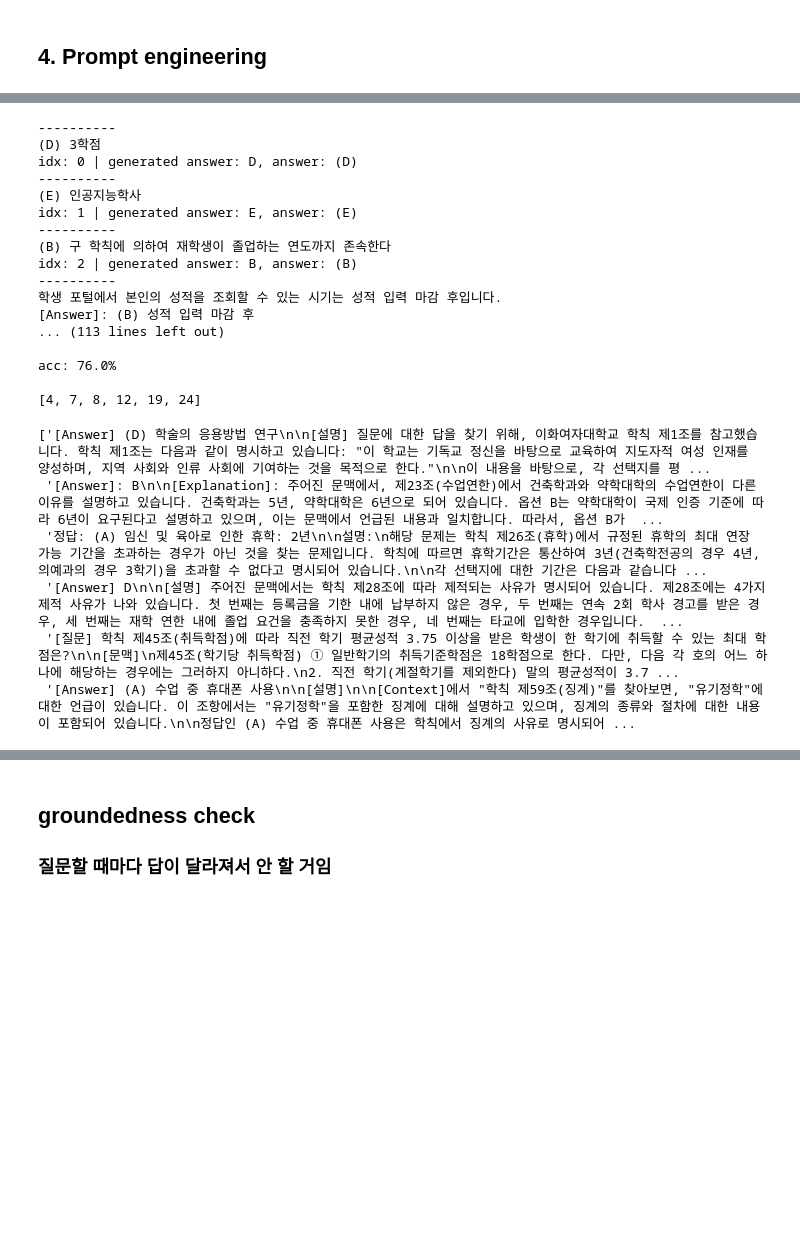
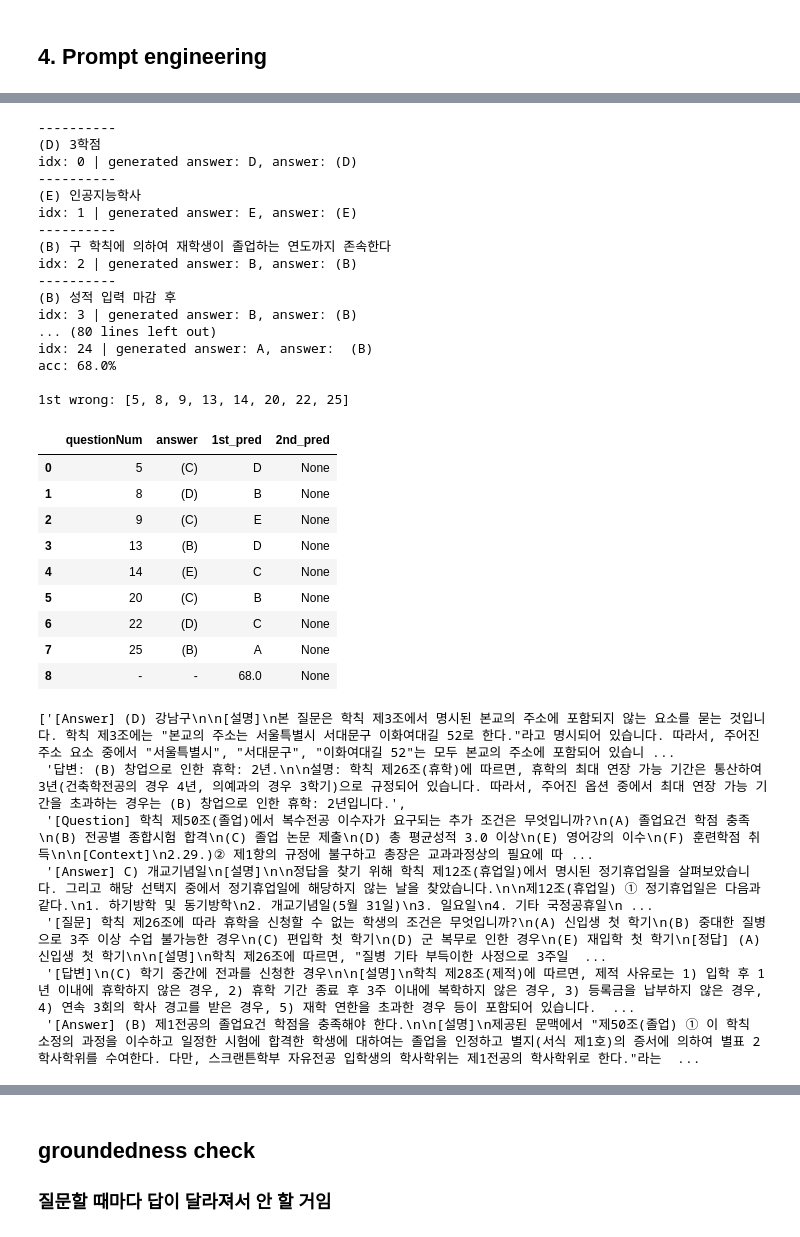
Before and after one commit to intheMeantime/NLP_projectRAG, a Jupyter notebook: ewha/RAG_ewha_01.ipynb, the cells around one changed output, grey strips where cells are left out. Drawn from its saved outputs; the diff is of its cells as text; code cells hidden in the pictures; blank space fills up the shorter version.

```diff
--- a/ewha/RAG_ewha_01.ipynb
+++ b/ewha/RAG_ewha_01.ipynb
@@ -166,5 +166,8 @@ nowtest
 # %% [markdown]
 ## 4. Prompt engineering
+# %%
+del [[wrongdf]]
+wrongdf = pd.DataFrame(columns=['questionNum', 'answer', '1st_pred', '2nd_pred'])
 # %%
 ############# first PREDICTION ##########
 
@@ -274,19 +261,21 @@ for idx, (answer, response) in enumerate(zip(answers, nowtest['predict'])):
         print("extraction fail")
 
     if generated_answer == None:
-        wrong.append(idx)
+        wrong.append(idx+1)
+        wrongdf.loc[len(wrongdf)] = {"questionNum":idx+1, "answer" : answer, "1st_pred":generated_answer, "2nd_pred":"-"}
         continue
 
     if generated_answer in answer:
         cnt += 1
     else :
-        wrong.append(idx)
+        wrong.append(idx+1)
+        wrongdf.loc[len(wrongdf)] = {"questionNum":idx+1, "answer" : answer, "1st_pred":generated_answer, "2nd_pred":None}
 
-
+acc = cnt/len(answers)*100
+print(f"acc: {acc}%")
 print()
-print(f"acc: {(cnt/len(answers))*100}%")
-print()
-print(wrong)
+print("1st wrong:", wrong)
+wrongdf.loc[len(wrongdf)] = {"questionNum":"-", "answer" : "-", "1st_pred":acc, "2nd_pred":None}
 # %% [output]
 ----------
 (D) 3학점
@@ -298,13 +287,26 @@ idx: 1 | generated answer: E, answer: (E)
 (B) 구 학칙에 의하여 재학생이 졸업하는 연도까지 존속한다
 idx: 2 | generated answer: B, answer: (B)
 ----------
-학생 포털에서 본인의 성적을 조회할 수 있는 시기는 성적 입력 마감 후입니다.
-[Answer]: (B) 성적 입력 마감 후
-... (113 lines left out)
+(B) 성적 입력 마감 후
+idx: 3 | generated answer: B, answer: (B)
+... (80 lines left out)
+idx: 24 | generated answer: A, answer:  (B)
+acc: 68.0%
 
-acc: 76.0%
-
-[4, 7, 8, 12, 19, 24]
+1st wrong: [5, 8, 9, 13, 14, 20, 22, 25]
+# %%
+wrongdf
+# %% [output]
+|  | questionNum | answer | 1st_pred | 2nd_pred |
+| 0 | 5 | (C) | D | None |
+| 1 | 8 | (D) | B | None |
+| 2 | 9 | (C) | E | None |
+| 3 | 13 | (B) | D | None |
+| 4 | 14 | (E) | C | None |
+| 5 | 20 | (C) | B | None |
+| 6 | 22 | (D) | C | None |
+| 7 | 25 | (B) | A | None |
+| 8 | - | - | 68.0 | None |
 # %%
 ############# Second PREDICTION ##########
 
@@ -344,12 +346,13 @@ for idx, row in nowtest.iterrows() : ############### 일단 지금은 100개 단
 
 response2
 # %% [output]
-['[Answer] (D) 학술의 응용방법 연구\n\n[설명] 질문에 대한 답을 찾기 위해, 이화여자대학교 학칙 제1조를 참고했습니다. 학칙 제1조는 다음과 같이 명시하고 있습니다: "이 학교는 기독교 정신을 바탕으로 교육하여 지도자적 여성 인재를 양성하며, 지역 사회와 인류 사회에 기여하는 것을 목적으로 한다."\n\n이 내용을 바탕으로, 각 선택지를 평 ...
- '[Answer]: B\n\n[Explanation]: 주어진 문맥에서, 제23조(수업연한)에서 건축학과와 약학대학의 수업연한이 다른 이유를 설명하고 있습니다. 건축학과는 5년, 약학대학은 6년으로 되어 있습니다. 옵션 B는 약학대학이 국제 인증 기준에 따라 6년이 요구된다고 설명하고 있으며, 이는 문맥에서 언급된 내용과 일치합니다. 따라서, 옵션 B가  ...
- '정답: (A) 임신 및 육아로 인한 휴학: 2년\n\n설명:\n해당 문제는 학칙 제26조(휴학)에서 규정된 휴학의 최대 연장 가능 기간을 초과하는 경우가 아닌 것을 찾는 문제입니다. 학칙에 따르면 휴학기간은 통산하여 3년(건축학전공의 경우 4년, 의예과의 경우 3학기)을 초과할 수 없다고 명시되어 있습니다.\n\n각 선택지에 대한 기간은 다음과 같습니다 ...
- '[Answer] D\n\n[설명] 주어진 문맥에서는 학칙 제28조에 따라 제적되는 사유가 명시되어 있습니다. 제28조에는 4가지 제적 사유가 나와 있습니다. 첫 번째는 등록금을 기한 내에 납부하지 않은 경우, 두 번째는 연속 2회 학사 경고를 받은 경우, 세 번째는 재학 연한 내에 졸업 요건을 충족하지 못한 경우, 네 번째는 타교에 입학한 경우입니다.  ...
- '[질문] 학칙 제45조(취득학점)에 따라 직전 학기 평균성적 3.75 이상을 받은 학생이 한 학기에 취득할 수 있는 최대 학점은?\n\n[문맥]\n제45조(학기당 취득학점) ① 일반학기의 취득기준학점은 18학점으로 한다. 다만, 다음 각 호의 어느 하나에 해당하는 경우에는 그러하지 아니하다.\n2. 직전 학기(계절학기를 제외한다) 말의 평균성적이 3.7 ...
- '[Answer] (A) 수업 중 휴대폰 사용\n\n[설명]\n\n[Context]에서 "학칙 제59조(징계)"를 찾아보면, "유기정학"에 대한 언급이 있습니다. 이 조항에서는 "유기정학"을 포함한 징계에 대해 설명하고 있으며, 징계의 종류와 절차에 대한 내용이 포함되어 있습니다.\n\n정답인 (A) 수업 중 휴대폰 사용은 학칙에서 징계의 사유로 명시되어 ...
+['[Answer] (D) 강남구\n\n[설명]\n본 질문은 학칙 제3조에서 명시된 본교의 주소에 포함되지 않는 요소를 묻는 것입니다. 학칙 제3조에는 "본교의 주소는 서울특별시 서대문구 이화여대길 52로 한다."라고 명시되어 있습니다. 따라서, 주어진 주소 요소 중에서 "서울특별시", "서대문구", "이화여대길 52"는 모두 본교의 주소에 포함되어 있습니 ...
+ '답변: (B) 창업으로 인한 휴학: 2년.\n\n설명: 학칙 제26조(휴학)에 따르면, 휴학의 최대 연장 가능 기간은 통산하여 3년(건축학전공의 경우 4년, 의예과의 경우 3학기)으로 규정되어 있습니다. 따라서, 주어진 옵션 중에서 최대 연장 가능 기간을 초과하는 경우는 (B) 창업으로 인한 휴학: 2년입니다.',
+ '[Question] 학칙 제50조(졸업)에서 복수전공 이수자가 요구되는 추가 조건은 무엇입니까?\n(A) 졸업요건 학점 충족\n(B) 전공별 종합시험 합격\n(C) 졸업 논문 제출\n(D) 총 평균성적 3.0 이상\n(E) 영어강의 이수\n(F) 훈련학점 취득\n\n[Context]\n2.29.)② 제1항의 규정에 불구하고 총장은 교과과정상의 필요에 따 ...
+ '[Answer] C) 개교기념일\n[설명]\n\n정답을 찾기 위해 학칙 제12조(휴업일)에서 명시된 정기휴업일을 살펴보았습니다. 그리고 해당 선택지 중에서 정기휴업일에 해당하지 않는 날을 찾았습니다.\n\n제12조(휴업일) ① 정기휴업일은 다음과 같다.\n1. 하기방학 및 동기방학\n2. 개교기념일(5월 31일)\n3. 일요일\n4. 기타 국정공휴일\n ...
+ '[질문] 학칙 제26조에 따라 휴학을 신청할 수 없는 학생의 조건은 무엇입니까?\n(A) 신입생 첫 학기\n(B) 중대한 질병으로 3주 이상 수업 불가능한 경우\n(C) 편입학 첫 학기\n(D) 군 복무로 인한 경우\n(E) 재입학 첫 학기\n[정답] (A) 신입생 첫 학기\n\n[설명]\n학칙 제26조에 따르면, "질병 기타 부득이한 사정으로 3주일  ...
+ '[답변]\n(C) 학기 중간에 전과를 신청한 경우\n\n[설명]\n학칙 제28조(제적)에 따르면, 제적 사유로는 1) 입학 후 1년 이내에 휴학하지 않은 경우, 2) 휴학 기간 종료 후 3주 이내에 복학하지 않은 경우, 3) 등록금을 납부하지 않은 경우, 4) 연속 3회의 학사 경고를 받은 경우, 5) 재학 연한을 초과한 경우 등이 포함되어 있습니다.  ...
+ '[Answer] (B) 제1전공의 졸업요건 학점을 충족해야 한다.\n\n[설명]\n제공된 문맥에서 "제50조(졸업) ① 이 학칙 소정의 과정을 이수하고 일정한 시험에 합격한 학생에 대하여는 졸업을 인정하고 별지(서식 제1호)의 증서에 의하여 별표 2 학사학위를 수여한다. 다만, 스크랜튼학부 자유전공 입학생의 학사학위는 제1전공의 학사학위로 한다."라는  ...
 # %%
 ######### 정답 2차 확인 + wrong 뽑아내기 ######
 
```
Also changed, not shown: parts of 8 cells of this notebook, 1 other file.
